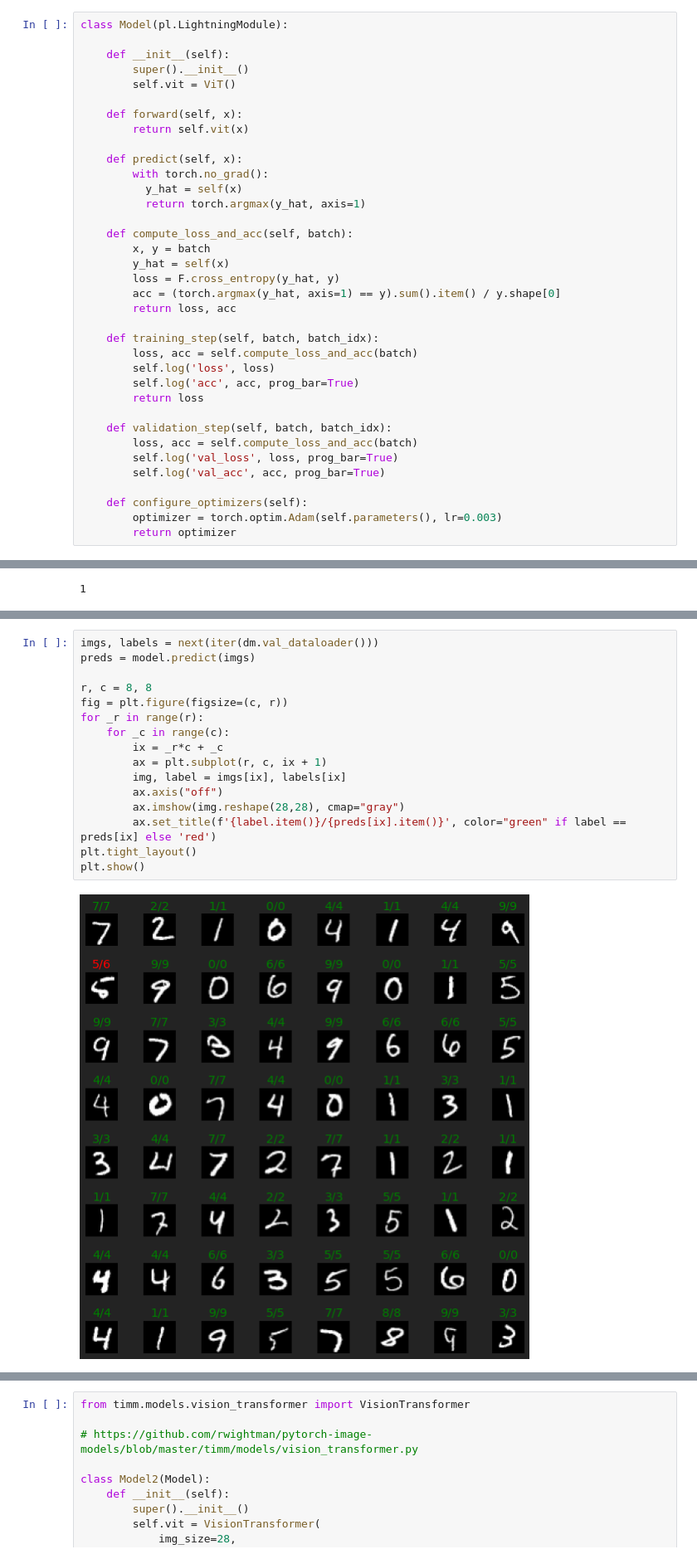
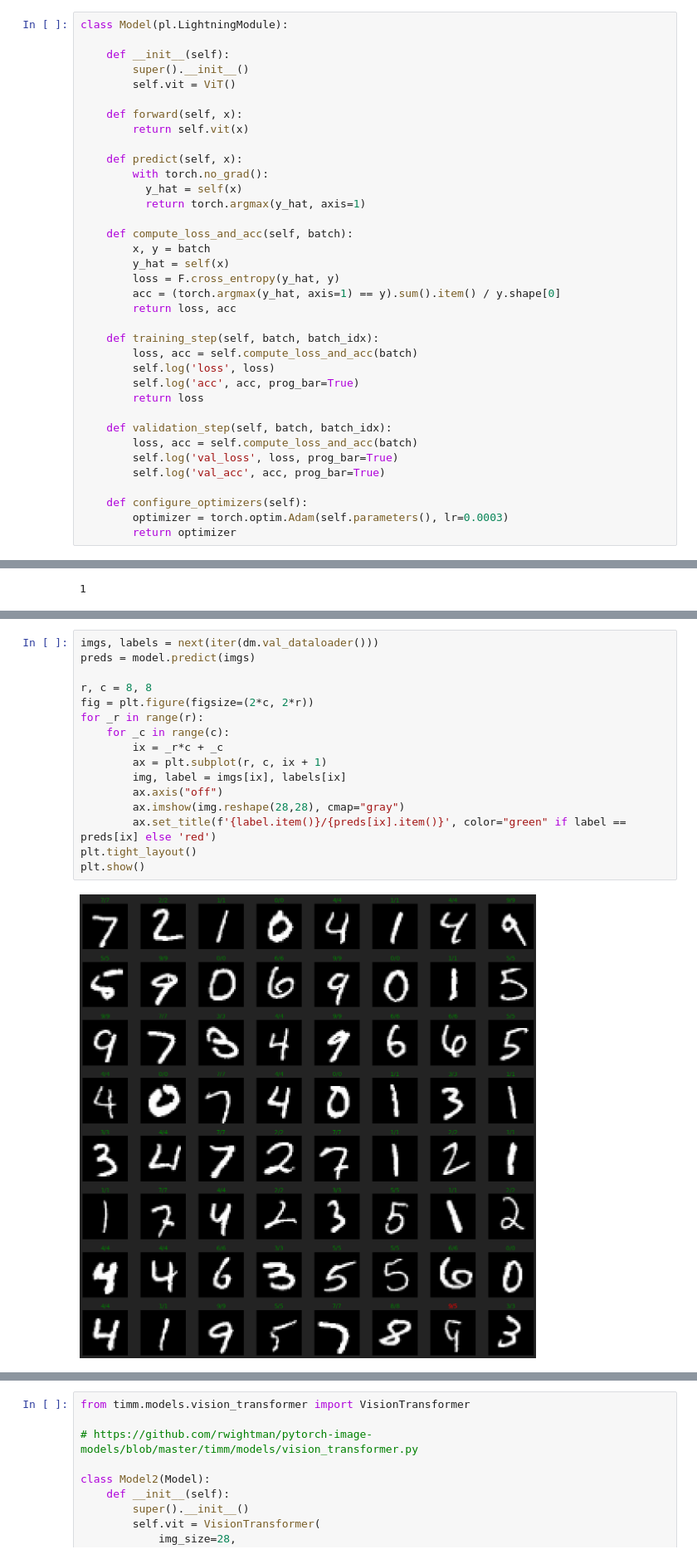
Before and after one commit to juansensio/blog, a Jupyter notebook: 064_vit/vit.ipynb, the cells around one changed output, grey strips where cells are left out. Shown at 83% size. Cells and saved outputs as stored; diff of their text form.

```diff
--- a/064_vit/vit.ipynb
+++ b/064_vit/vit.ipynb
@@ -223,7 +223,7 @@ class Model(pl.LightningModule):
         self.log('val_acc', acc, prog_bar=True)
 
     def configure_optimizers(self):
-        optimizer = torch.optim.Adam(self.parameters(), lr=0.003)
+        optimizer = torch.optim.Adam(self.parameters(), lr=0.0003)
         return optimizer
 # %%
 model = Model()
@@ -249,19 +247,19 @@ Obtenemos una precisión en los datos de validación del 97%, nada impresionante
 # %%
 imgs, labels = next(iter(dm.val_dataloader()))
 preds = model.predict(imgs)
 
 r, c = 8, 8
-fig = plt.figure(figsize=(c, r))
+fig = plt.figure(figsize=(2*c, 2*r))
 for _r in range(r):
     for _c in range(c):
         ix = _r*c + _c
         ax = plt.subplot(r, c, ix + 1)
         img, label = imgs[ix], labels[ix]
         ax.axis("off")
         ax.imshow(img.reshape(28,28), cmap="gray")
         ax.set_title(f'{label.item()}/{preds[ix].item()}', color="green" if label == preds[ix] else 'red')
 plt.tight_layout()
 plt.show()
 # %% [output]
-[figure, old version]
+[figure, new version]
 # %% [markdown]
```
Also changed, not shown: parts of 11 cells of this notebook, 3 other files.
